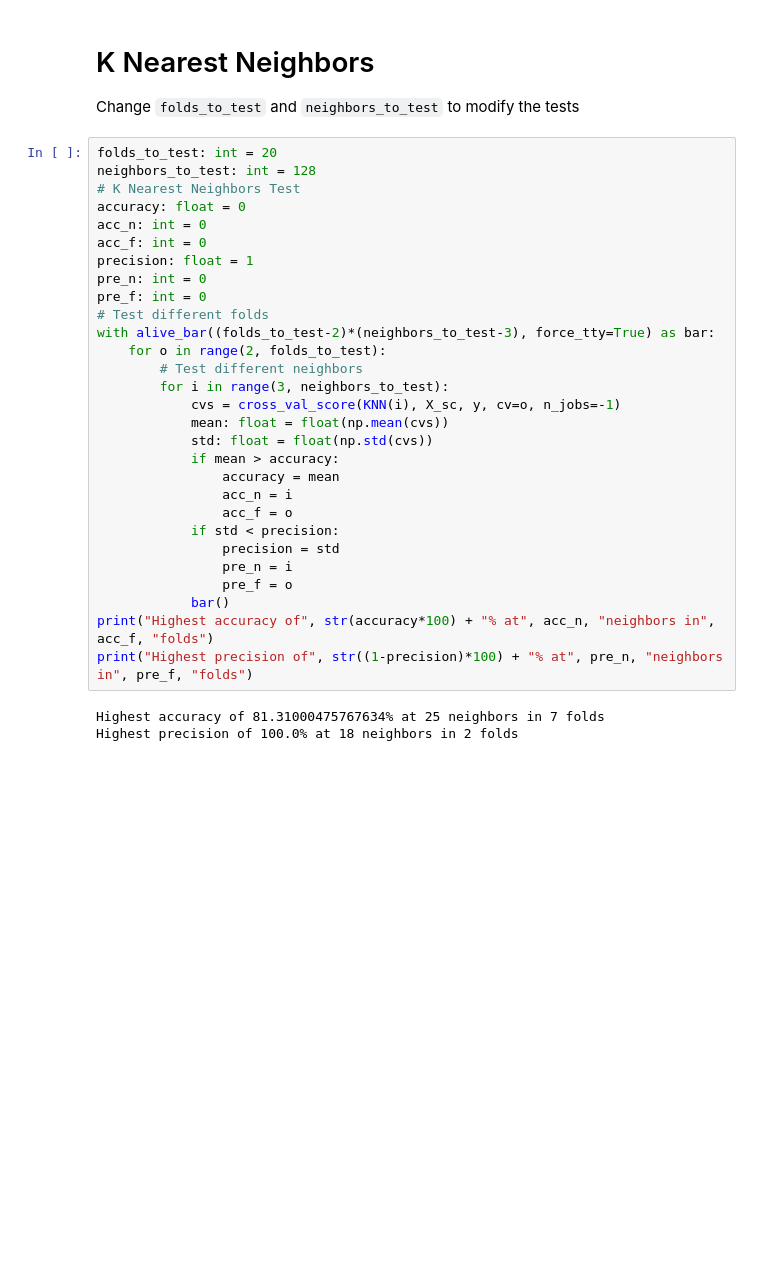
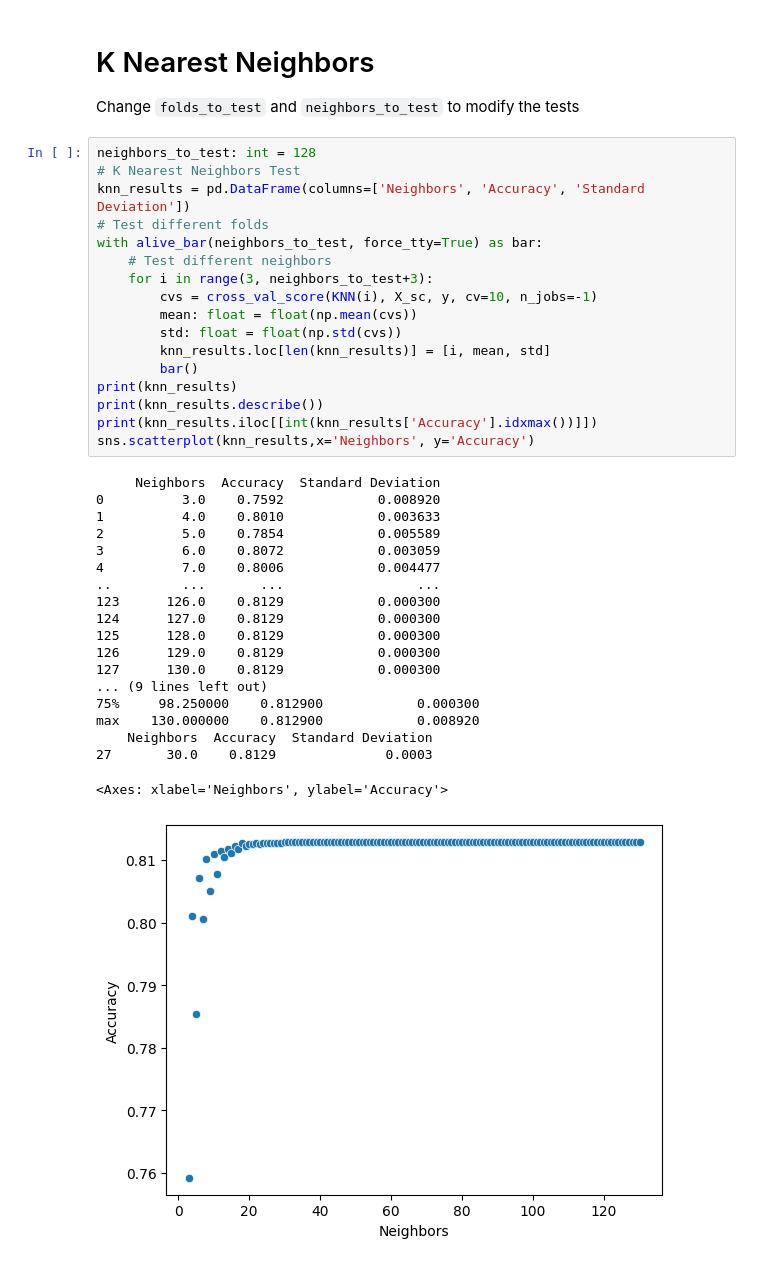
Before and after one commit to Ben2445Fun/solitaire-ai, a Jupyter notebook: testing.ipynb, the cells around one changed output. Cells and saved outputs as stored; diff of their text form; blank space fills up the shorter version.

```diff
--- a/testing.ipynb
+++ b/testing.ipynb
@@ -69,37 +59,42 @@ X_sc = sc.transform(X)
 # K Nearest Neighbors
 Change `folds_to_test` and `neighbors_to_test` to modify the tests
 # %%
-folds_to_test: int = 20
 neighbors_to_test: int = 128
 # K Nearest Neighbors Test
-accuracy: float = 0
-acc_n: int = 0
-acc_f: int = 0
-precision: float = 1
-pre_n: int = 0
-pre_f: int = 0
+knn_results = pd.DataFrame(columns=['Neighbors', 'Accuracy', 'Standard Deviation'])
 # Test different folds
-with alive_bar((folds_to_test-2)*(neighbors_to_test-3), force_tty=True) as bar:
-    for o in range(2, folds_to_test):
-        # Test different neighbors
-        for i in range(3, neighbors_to_test):
-            cvs = cross_val_score(KNN(i), X_sc, y, cv=o, n_jobs=-1)
-            mean: float = float(np.mean(cvs))
-            std: float = float(np.std(cvs))
-            if mean > accuracy:
-                accuracy = mean
-                acc_n = i
-                acc_f = o
-            if std < precision:
-                precision = std
-                pre_n = i
-                pre_f = o
-            bar()
-print("Highest accuracy of", str(accuracy*100) + "% at", acc_n, "neighbors in", acc_f, "folds")
-print("Highest precision of", str((1-precision)*100) + "% at", pre_n, "neighbors in", pre_f, "folds")
+with alive_bar(neighbors_to_test, force_tty=True) as bar:
+    # Test different neighbors
+    for i in range(3, neighbors_to_test+3):
+        cvs = cross_val_score(KNN(i), X_sc, y, cv=10, n_jobs=-1)
+        mean: float = float(np.mean(cvs))
+        std: float = float(np.std(cvs))
+        knn_results.loc[len(knn_results)] = [i, mean, std]
+        bar()
+print(knn_results)
+print(knn_results.describe())
+print(knn_results.iloc[[int(knn_results['Accuracy'].idxmax())]])
+sns.scatterplot(knn_results,x='Neighbors', y='Accuracy')
 # %% [output]
-Highest accuracy of 81.31000475767634% at 25 neighbors in 7 folds
-Highest precision of 100.0% at 18 neighbors in 2 folds
+     Neighbors  Accuracy  Standard Deviation
+0          3.0    0.7592            0.008920
+1          4.0    0.8010            0.003633
+2          5.0    0.7854            0.005589
+3          6.0    0.8072            0.003059
+4          7.0    0.8006            0.004477
+..         ...       ...                 ...
+123      126.0    0.8129            0.000300
+124      127.0    0.8129            0.000300
+125      128.0    0.8129            0.000300
+126      129.0    0.8129            0.000300
+127      130.0    0.8129            0.000300
+... (9 lines left out)
+75%     98.250000    0.812900            0.000300
+max    130.000000    0.812900            0.008920
+    Neighbors  Accuracy  Standard Deviation
+27       30.0    0.8129              0.0003
+<Axes: xlabel='Neighbors', ylabel='Accuracy'>
+[figure, added]
 # %% [markdown]
 # Linear SVC
 Add or remove from `tests_to_run` to change the number of tests
```
Also changed, not shown: parts of 13 cells of this notebook.
